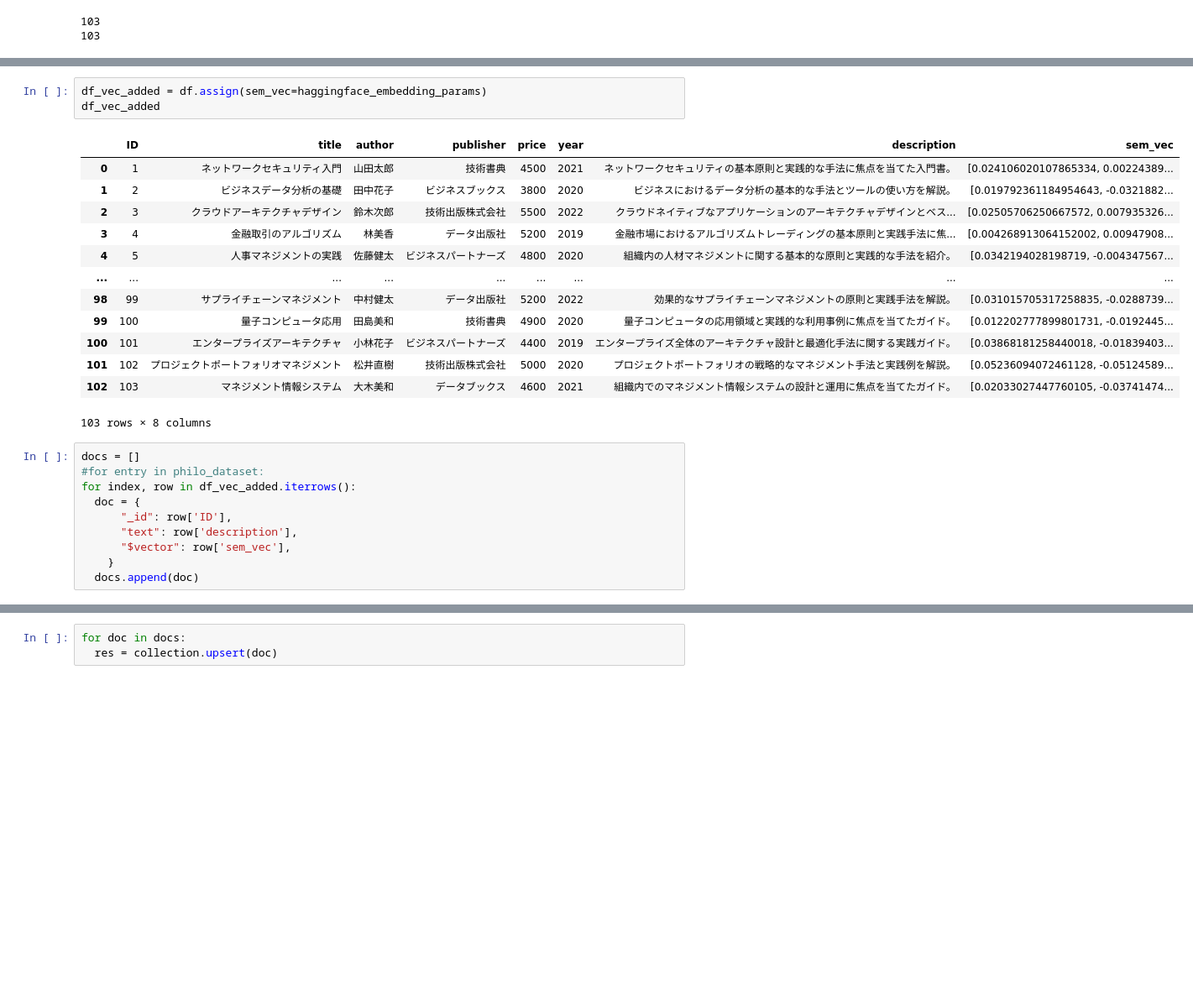
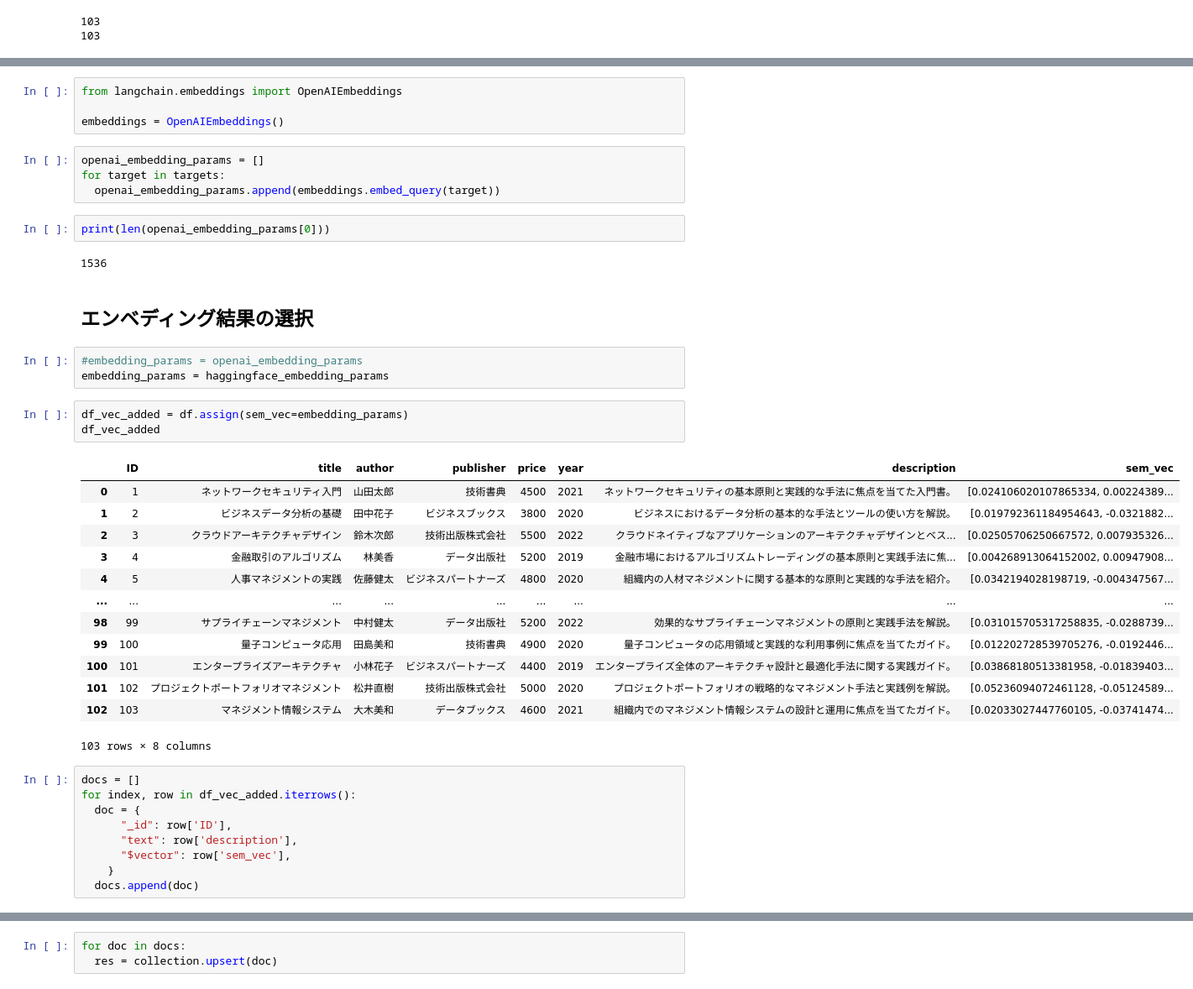
Before and after one commit to YoshiyukiKono/langchain_for_beginners, a Jupyter notebook: 02_RAG_table_text.ipynb, the cells around one changed output, grey strips where cells are left out. Shown at 84% size. Drawn from its saved outputs; the diff is of its cells as text; blank space fills up the shorter version.

```diff
--- a/02_RAG_table_text.ipynb
+++ b/02_RAG_table_text.ipynb
@@ -323,23 +321,39 @@ print(len(haggingface_embedding_params))
+# %%
+from langchain.embeddings import OpenAIEmbeddings
+
+embeddings = OpenAIEmbeddings()
+# %%
+openai_embedding_params = []
+for target in targets:
+  openai_embedding_params.append(embeddings.embed_query(target))
+# %%
+print(len(openai_embedding_params[0]))
+# %% [output]
+1536
+# %% [markdown]
+## エンベディング結果の選択
+# %%
+#embedding_params = openai_embedding_params
+embedding_params = haggingface_embedding_params
 # %%
-df_vec_added = df.assign(sem_vec=haggingface_embedding_params)
+df_vec_added = df.assign(sem_vec=embedding_params)
 df_vec_added
 # %% [output]
 |  | ID | title | author | publisher | price | year | description | sem_vec |
 | 0 | 1 | ネットワークセキュリティ入門 | 山田太郎 | 技術書典 | 4500 | 2021 | ネットワークセキュリティの基本原則と実践的な手法に焦点を当てた入門書。 | [0.024106020107865334, 0.00224389... |
 | 1 | 2 | ビジネスデータ分析の基礎 | 田中花子 | ビジネスブックス | 3800 | 2020 | ビジネスにおけるデータ分析の基本的な手法とツールの使い方を解説。 | [0.019792361184954643, -0.0321882... |
 | 2 | 3 | クラウドアーキテクチャデザイン | 鈴木次郎 | 技術出版株式会社 | 5500 | 2022 | クラウドネイティブなアプリケーションのアーキテクチャデザインとベス... | [0.02505706250667572, 0.007935326... |
 | 3 | 4 | 金融取引のアルゴリズム | 林美香 | データ出版社 | 5200 | 2019 | 金融市場におけるアルゴリズムトレーディングの基本原則と実践手法に焦... | [0.004268913064152002, 0.00947908... |
 | 4 | 5 | 人事マネジメントの実践 | 佐藤健太 | ビジネスパートナーズ | 4800 | 2020 | 組織内の人材マネジメントに関する基本的な原則と実践的な手法を紹介。 | [0.0342194028198719, -0.004347567... |
 | ... | ... | ... | ... | ... | ... | ... | ... | ... |
 | 98 | 99 | サプライチェーンマネジメント | 中村健太 | データ出版社 | 5200 | 2022 | 効果的なサプライチェーンマネジメントの原則と実践手法を解説。 | [0.031015705317258835, -0.0288739... |
-| 99 | 100 | 量子コンピュータ応用 | 田島美和 | 技術書典 | 4900 | 2020 | 量子コンピュータの応用領域と実践的な利用事例に焦点を当てたガイド。 | [0.012202777899801731, -0.0192445... |
-| 100 | 101 | エンタープライズアーキテクチャ | 小林花子 | ビジネスパートナーズ | 4400 | 2019 | エンタープライズ全体のアーキテクチャ設計と最適化手法に関する実践ガイド。 | [0.03868181258440018, -0.01839403... |
+| 99 | 100 | 量子コンピュータ応用 | 田島美和 | 技術書典 | 4900 | 2020 | 量子コンピュータの応用領域と実践的な利用事例に焦点を当てたガイド。 | [0.012202728539705276, -0.0192446... |
+| 100 | 101 | エンタープライズアーキテクチャ | 小林花子 | ビジネスパートナーズ | 4400 | 2019 | エンタープライズ全体のアーキテクチャ設計と最適化手法に関する実践ガイド。 | [0.03868180513381958, -0.01839403... |
 | 101 | 102 | プロジェクトポートフォリオマネジメント | 松井直樹 | 技術出版株式会社 | 5000 | 2020 | プロジェクトポートフォリオの戦略的なマネジメント手法と実践例を解説。 | [0.05236094072461128, -0.05124589... |
 | 102 | 103 | マネジメント情報システム | 大木美和 | データブックス | 4600 | 2021 | 組織内でのマネジメント情報システムの設計と運用に焦点を当てたガイド。 | [0.02033027447760105, -0.03741474... |
 103 rows × 8 columns
 # %%
 docs = []
-#for entry in philo_dataset:
 for index, row in df_vec_added.iterrows():
   doc = {
       "_id": row['ID'],
```
Also changed, not shown: parts of 31 cells of this notebook.
